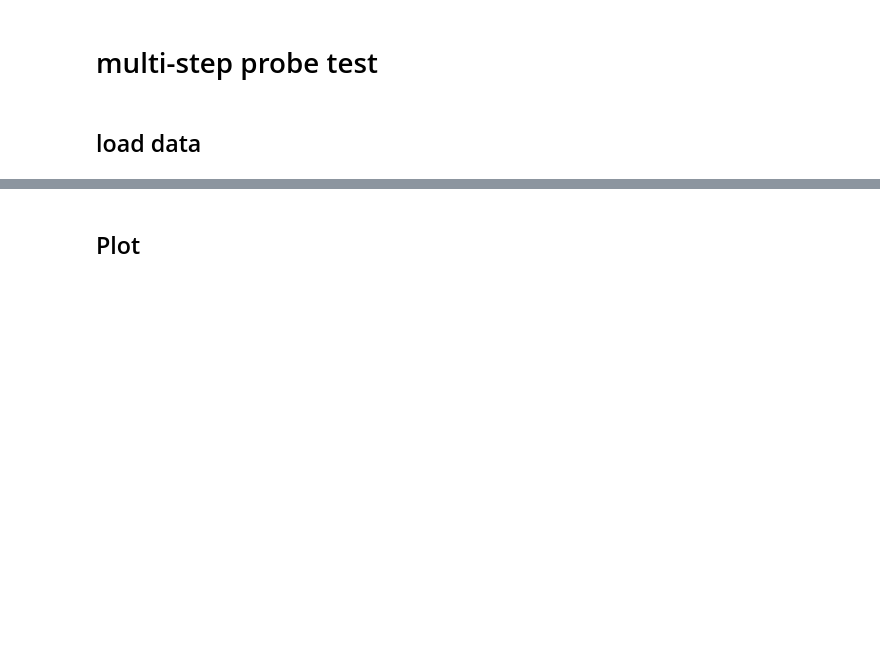
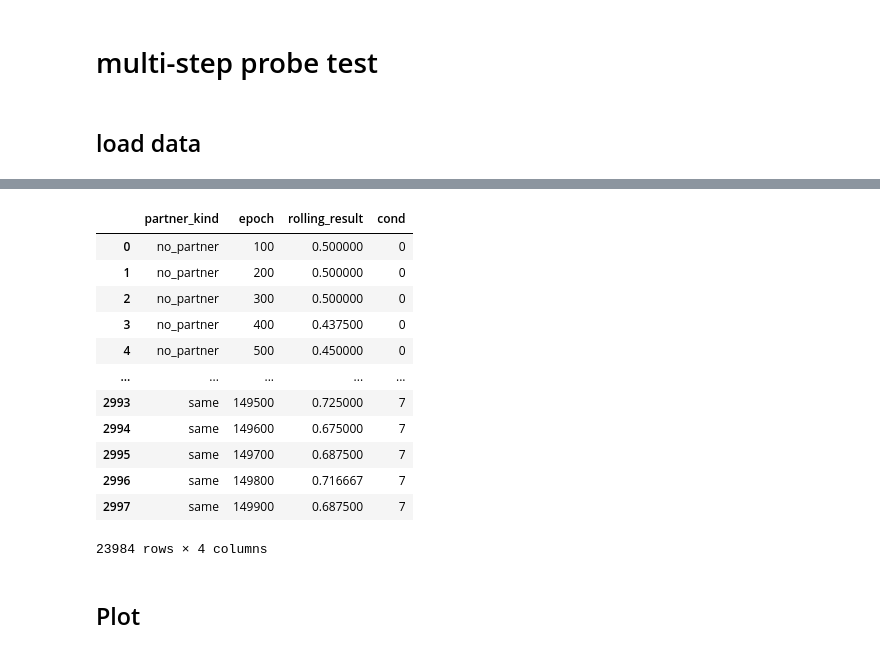
Before and after one commit to social-ai-uoft/sorrel, a Jupyter notebook: sorrel/examples/staghunt_physical/analysis/analysis.ipynb, the cells around one changed output, grey strips where cells are left out. Drawn from its saved outputs; the diff is of its cells as text; code cells hidden in the pictures; blank space fills up the shorter version.

```diff
--- a/sorrel/examples/staghunt_physical/analysis/analysis.ipynb
+++ b/sorrel/examples/staghunt_physical/analysis/analysis.ipynb
@@ -749,3 +866,19 @@ rolling_metrics_no_partner = rolling_metrics_no_partner.rename(columns={'result'
+# %%
+rolling_metrics_A_dict
+# %% [output]
+|  | partner_kind | epoch | rolling_result | cond |
+| 0 | no_partner | 100 | 0.500000 | 0 |
+| 1 | no_partner | 200 | 0.500000 | 0 |
+| 2 | no_partner | 300 | 0.500000 | 0 |
+| 3 | no_partner | 400 | 0.437500 | 0 |
+| 4 | no_partner | 500 | 0.450000 | 0 |
+| ... | ... | ... | ... | ... |
+| 2993 | same | 149500 | 0.725000 | 7 |
+| 2994 | same | 149600 | 0.675000 | 7 |
+| 2995 | same | 149700 | 0.687500 | 7 |
+| 2996 | same | 149800 | 0.716667 | 7 |
+| 2997 | same | 149900 | 0.687500 | 7 |
+23984 rows × 4 columns
 # %%
 # grouped by partner agent id
 wsize = 200
```
Also changed, not shown: parts of 11 cells of this notebook, 17 other files.
